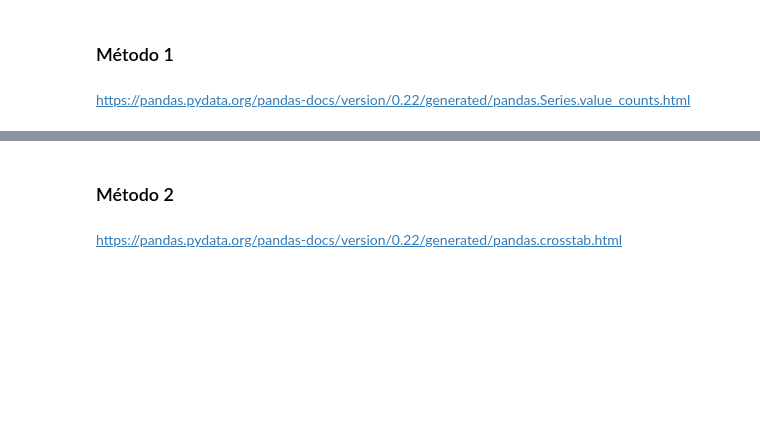
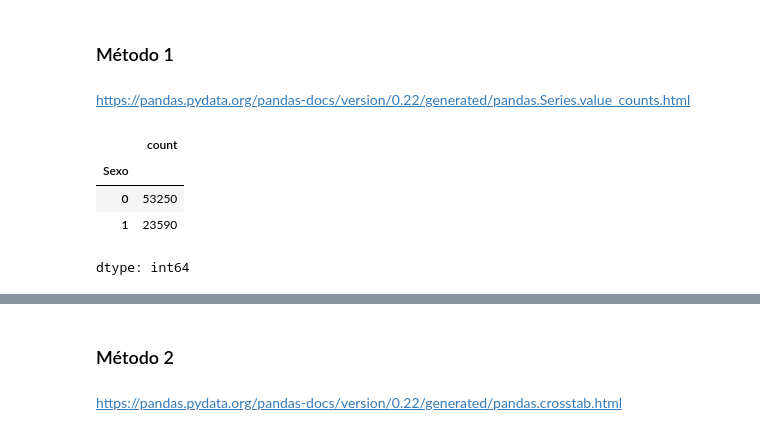
Before and after one commit to evs-11/Estadistica-Con-Python, a Jupyter notebook: Curso_de_Estadística_con_Python.ipynb, the cells around one changed output, grey strips where cells are left out. Cells and saved outputs as stored; diff of their text form; code cells hidden in the pictures; blank space fills up the shorter version.

```diff
--- a/Curso_de_Estadística_con_Python.ipynb
+++ b/Curso_de_Estadística_con_Python.ipynb
@@ -209,3 +225,13 @@ El primer paso en un análisis es conocer el comportamiento de las variables inv
 ### Método 1
 # %% [markdown]
 https://pandas.pydata.org/pandas-docs/version/0.22/generated/pandas.Series.value_counts.html
+# %%
+# para la variable sexo(0 es masculino y 1 femenino)
+# para ver cuantos hay de cada sexo
+datos.Sexo.value_counts()
+# %% [output]
+|  | count |
+| Sexo |  |
+| 0 | 53250 |
+| 1 | 23590 |
+dtype: int64
```
Also changed, not shown: parts of 22 cells of this notebook.
